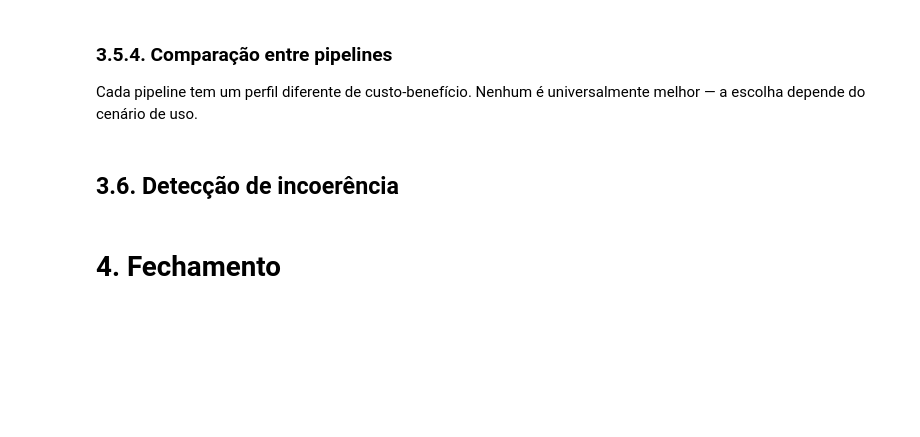
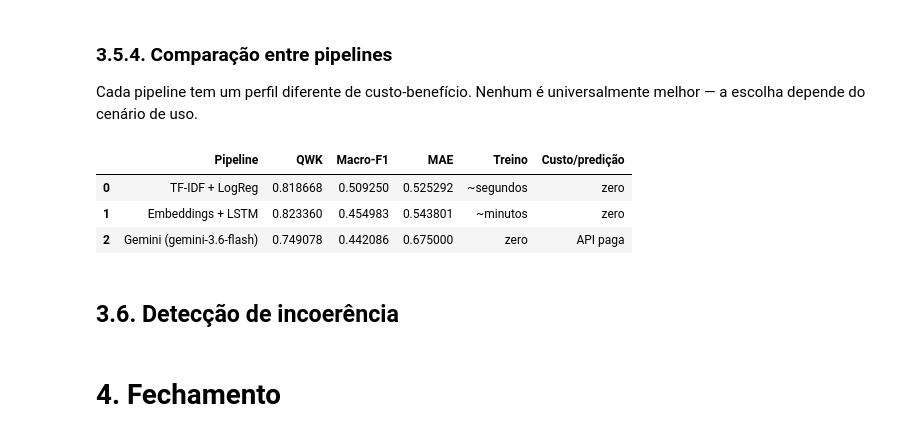
Before and after one commit to hellsdeur/plncc, a Jupyter notebook: plncc.ipynb, the cells around one changed output. Drawn from its saved outputs; the diff is of its cells as text; code cells hidden in the pictures; blank space fills up the shorter version.

```diff
--- a/plncc.ipynb
+++ b/plncc.ipynb
@@ -1120,18 +1133,23 @@ Cada pipeline tem um perfil diferente de custo-benefício. Nenhum é universalme
 # %%
 comparison = pd.DataFrame({
     "Pipeline": ["TF-IDF + LogReg", "Embeddings + LSTM", f"Gemini ({GEMINI_MODEL})"],
     "QWK": [qwk_lr, qwk, qwk_gemini],
     "Macro-F1": [f1_lr, macro_f1, f1_gemini],
     "MAE": [mae_lr, mae, mae_gemini],
     "Treino": ["~segundos", "~minutos", "zero"],
     "Custo/predição": ["zero", "zero", "API paga"],
 })
 
 comparison.style.highlight_max(
-    subset=["QWK", "Macro-F1"], color="#d4edda"
+    subset=["QWK", "Macro-F1"], color="#32CD32"
 ).highlight_min(
-    subset=["MAE"], color="#d4edda"
+    subset=["MAE"], color="#32CD32"
 )
+# %% [output]
+|  | Pipeline | QWK | Macro-F1 | MAE | Treino | Custo/predição |
+| 0 | TF-IDF + LogReg | 0.818668 | 0.509250 | 0.525292 | ~segundos | zero |
+| 1 | Embeddings + LSTM | 0.823360 | 0.454983 | 0.543801 | ~minutos | zero |
+| 2 | Gemini (gemini-3.6-flash) | 0.749078 | 0.442086 | 0.675000 | zero | API paga |
 # %% [markdown]
 ## 3.6. Detecção de incoerência
 # %% [markdown]
```
Also changed, not shown: parts of 11 cells of this notebook.
